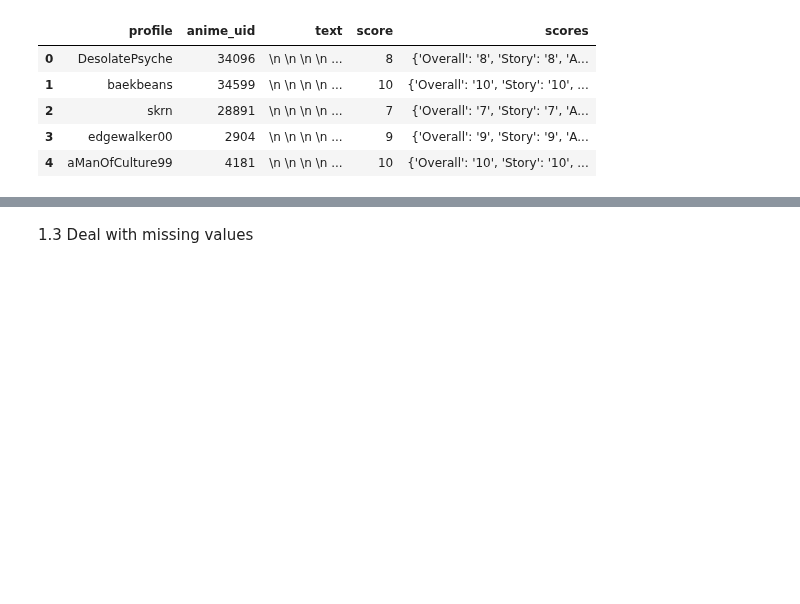
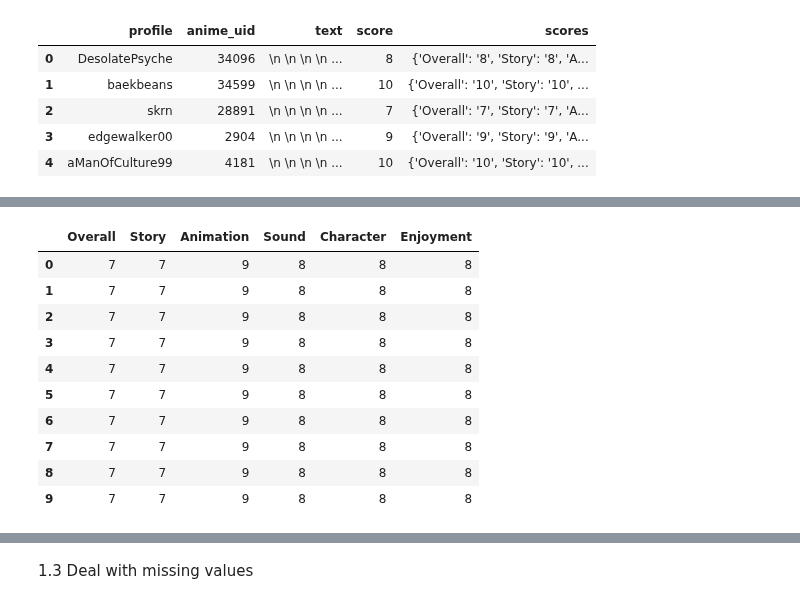
Before and after one commit to Haaris-Syed/AnimeRecommender, a Jupyter notebook: AnimeDataset-Preprocessing.ipynb, the cells around one changed output, grey strips where cells are left out. Saved outputs shown, nothing was run; the diff lists cells and outputs as text; code cells hidden in the pictures; blank space fills up the shorter version.

```diff
--- a/AnimeDataset-Preprocessing.ipynb
+++ b/AnimeDataset-Preprocessing.ipynb
@@ -101,0 +126,7 @@ anime_rating['user_id'] = anime_rating.user_id.astype('object')
+# %%
+# separate genres into separate columns, with a maximum of 5 different genres to limit the dimensions of the dataframe
+genres = merged_anime_reviews_df['genre'].str.split(",", expand=True)
+genres = genres.iloc[:,:5]
+genres.columns = ['genre1', 'genre2', 'genre3','genre4', 'genre5']
+
+genres.head(10)
@@ -101,0 +145,5 @@ anime_rating['user_id'] = anime_rating.user_id.astype('object')
+# %%
+merged_anime_reviews_df.drop(columns='genre', axis=1, inplace=True)
+merged_anime_reviews_df = pd.concat([merged_anime_reviews_df, genres], axis=1)
+
+merged_anime_reviews_df.head()
@@ -101,0 +157,5 @@ anime_rating['user_id'] = anime_rating.user_id.astype('object')
+# %%
+# clean up the scores string to help separate them into separate columns
+merged_anime_reviews_df['scores'] = [merged_anime_reviews_df['scores'][0].translate({ord(i): "" for i in "{}'"}) for anime in merged_anime_reviews_df['scores']]
+
+merged_anime_reviews_df.head(5)
@@ -101,0 +169,3 @@ anime_rating['user_id'] = anime_rating.user_id.astype('object')
+# %%
+merged_anime_reviews_df['scores'] = [re.sub("[^0-9,]", "", anime) for anime in merged_anime_reviews_df['scores']]
+merged_anime_reviews_df.head()
@@ -101,0 +179,18 @@ anime_rating['user_id'] = anime_rating.user_id.astype('object')
+# %%
+# Order of columns -> Overall: 7, Story: 7, Animation: 9, Sound: 8, Character: 8, Enjoyment: 8
+ratings = merged_anime_reviews_df['scores'].str.split(",", expand=True)
+ratings.columns = ['Overall', 'Story', 'Animation','Sound', 'Character', 'Enjoyment']
+
+ratings.head(10)
+# %% [output]
+|  | Overall | Story | Animation | Sound | Character | Enjoyment |
+| 0 | 7 | 7 | 9 | 8 | 8 | 8 |
+| 1 | 7 | 7 | 9 | 8 | 8 | 8 |
+| 2 | 7 | 7 | 9 | 8 | 8 | 8 |
+| 3 | 7 | 7 | 9 | 8 | 8 | 8 |
+| 4 | 7 | 7 | 9 | 8 | 8 | 8 |
+| 5 | 7 | 7 | 9 | 8 | 8 | 8 |
+| 6 | 7 | 7 | 9 | 8 | 8 | 8 |
+| 7 | 7 | 7 | 9 | 8 | 8 | 8 |
+| 8 | 7 | 7 | 9 | 8 | 8 | 8 |
+| 9 | 7 | 7 | 9 | 8 | 8 | 8 |
```
Also changed, not shown: parts of 12 cells of this notebook.
